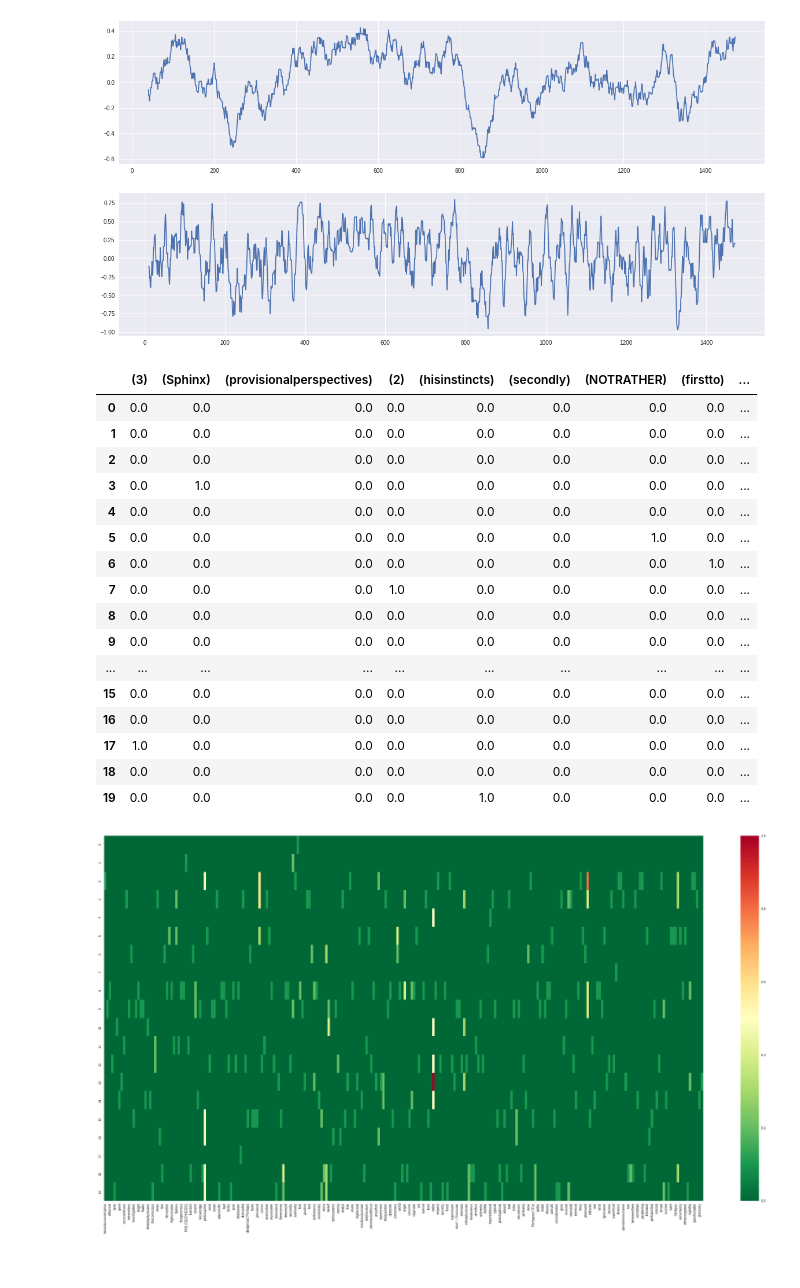
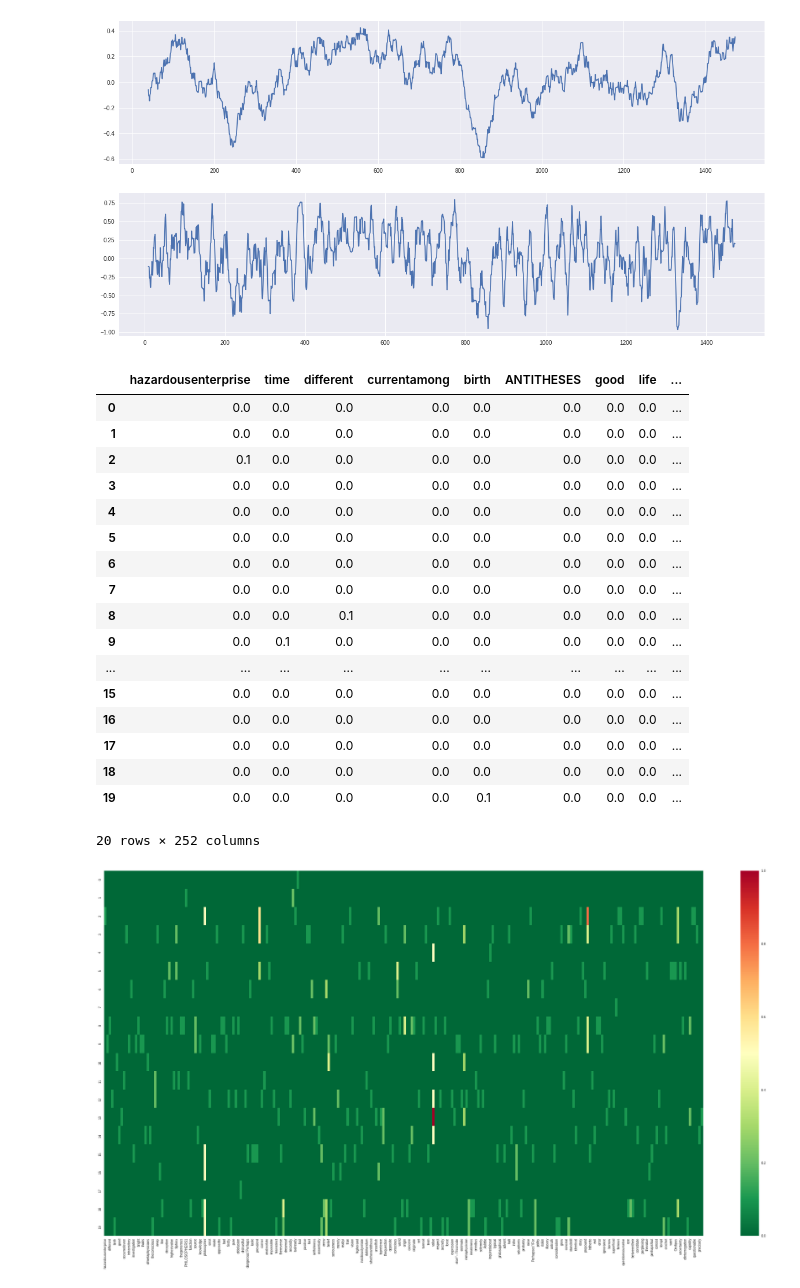
Before and after one commit to KhaldounN/Files-, a Jupyter notebook: Final_project/DSF_FINAL_PROJECT.ipynb, the cells around one changed output. Drawn from its saved outputs; the diff is of its cells as text; code cells hidden in the pictures.

```diff
--- a/Final_project/DSF_FINAL_PROJECT.ipynb
+++ b/Final_project/DSF_FINAL_PROJECT.ipynb
@@ -346,64 +346,56 @@ def idf(word, docs):
             count += 1
     return count / len(docs)
 def lemmatize(doc):
-  return doc.ents
-  return [token.text for token in doc.ents if not
-          (token.label_ == 'CARDINAL')]
+  return [token.lemma_ for token in doc if not
+          (token.is_punct or token.is_space or token.lower_ in STOP_WORDS)]
 
-
-
-
-    #return [token.lemma_ for token in doc if not
-         #  (token.is_punct or token.is_space or token.lower_ in STOP_WORDS)]
-#doc = nlp(u"#bbuzz 2016: Rafał Kuć - Running High Performance And Fault Tolerant Elasticsearch")
-#for entity in doc.ents:
- # print(entity.label_, ' | ', entity.text)
 
 
 def tf_idf(word, doc, docs):
     return tf(word, doc) * idf(word, docs)
 def all_lemmas(docs):
     lemmas = set()
     for doc in docs:
       lemmas.update(lemmatize(doc))
     return lemmas
 def tf_idf_doc(doc, docs):
     lemmas = all_lemmas(docs)
     res = {}
     for lemma in lemmas:
         res[lemma] = tf_idf(lemma, doc, docs)
     return res
 
     import pandas as pd
 
 def tf_idf_scores(docs):
     lemmas = all_lemmas(docs)
     rows = []
     for doc in docs:
         rows.append(tf_idf_doc(doc, docs))
 
     return pd.DataFrame(rows)
 
 tb = tf_idf_scores(docs)
 tb / tb.max().max()
 # %% [output]
-|  | (3) | (Sphinx) | (provisionalperspectives) | (2) | (hisinstincts) | (secondly) | (NOTRATHER) | (firstto) | ... |
+|  | hazardousenterprise | time | different | currentamong | birth | ANTITHESES | good | life | ... |
 | 0 | 0.0 | 0.0 | 0.0 | 0.0 | 0.0 | 0.0 | 0.0 | 0.0 | ... |
 | 1 | 0.0 | 0.0 | 0.0 | 0.0 | 0.0 | 0.0 | 0.0 | 0.0 | ... |
-| 2 | 0.0 | 0.0 | 0.0 | 0.0 | 0.0 | 0.0 | 0.0 | 0.0 | ... |
-| 3 | 0.0 | 1.0 | 0.0 | 0.0 | 0.0 | 0.0 | 0.0 | 0.0 | ... |
+| 2 | 0.1 | 0.0 | 0.0 | 0.0 | 0.0 | 0.0 | 0.0 | 0.0 | ... |
+| 3 | 0.0 | 0.0 | 0.0 | 0.0 | 0.0 | 0.0 | 0.0 | 0.0 | ... |
 | 4 | 0.0 | 0.0 | 0.0 | 0.0 | 0.0 | 0.0 | 0.0 | 0.0 | ... |
-| 5 | 0.0 | 0.0 | 0.0 | 0.0 | 0.0 | 0.0 | 1.0 | 0.0 | ... |
-| 6 | 0.0 | 0.0 | 0.0 | 0.0 | 0.0 | 0.0 | 0.0 | 1.0 | ... |
-| 7 | 0.0 | 0.0 | 0.0 | 1.0 | 0.0 | 0.0 | 0.0 | 0.0 | ... |
-| 8 | 0.0 | 0.0 | 0.0 | 0.0 | 0.0 | 0.0 | 0.0 | 0.0 | ... |
-| 9 | 0.0 | 0.0 | 0.0 | 0.0 | 0.0 | 0.0 | 0.0 | 0.0 | ... |
+| 5 | 0.0 | 0.0 | 0.0 | 0.0 | 0.0 | 0.0 | 0.0 | 0.0 | ... |
+| 6 | 0.0 | 0.0 | 0.0 | 0.0 | 0.0 | 0.0 | 0.0 | 0.0 | ... |
+| 7 | 0.0 | 0.0 | 0.0 | 0.0 | 0.0 | 0.0 | 0.0 | 0.0 | ... |
+| 8 | 0.0 | 0.0 | 0.1 | 0.0 | 0.0 | 0.0 | 0.0 | 0.0 | ... |
+| 9 | 0.0 | 0.1 | 0.0 | 0.0 | 0.0 | 0.0 | 0.0 | 0.0 | ... |
 | ... | ... | ... | ... | ... | ... | ... | ... | ... | ... |
 | 15 | 0.0 | 0.0 | 0.0 | 0.0 | 0.0 | 0.0 | 0.0 | 0.0 | ... |
 | 16 | 0.0 | 0.0 | 0.0 | 0.0 | 0.0 | 0.0 | 0.0 | 0.0 | ... |
-| 17 | 1.0 | 0.0 | 0.0 | 0.0 | 0.0 | 0.0 | 0.0 | 0.0 | ... |
+| 17 | 0.0 | 0.0 | 0.0 | 0.0 | 0.0 | 0.0 | 0.0 | 0.0 | ... |
 | 18 | 0.0 | 0.0 | 0.0 | 0.0 | 0.0 | 0.0 | 0.0 | 0.0 | ... |
-| 19 | 0.0 | 0.0 | 0.0 | 0.0 | 1.0 | 0.0 | 0.0 | 0.0 | ... |
+| 19 | 0.0 | 0.0 | 0.0 | 0.0 | 0.1 | 0.0 | 0.0 | 0.0 | ... |
+20 rows × 252 columns
 # %%
 book = book.replace("\n",'')
 chapter = book.split('CHAPTER')
```
Also changed, not shown: parts of 9 cells of this notebook.
